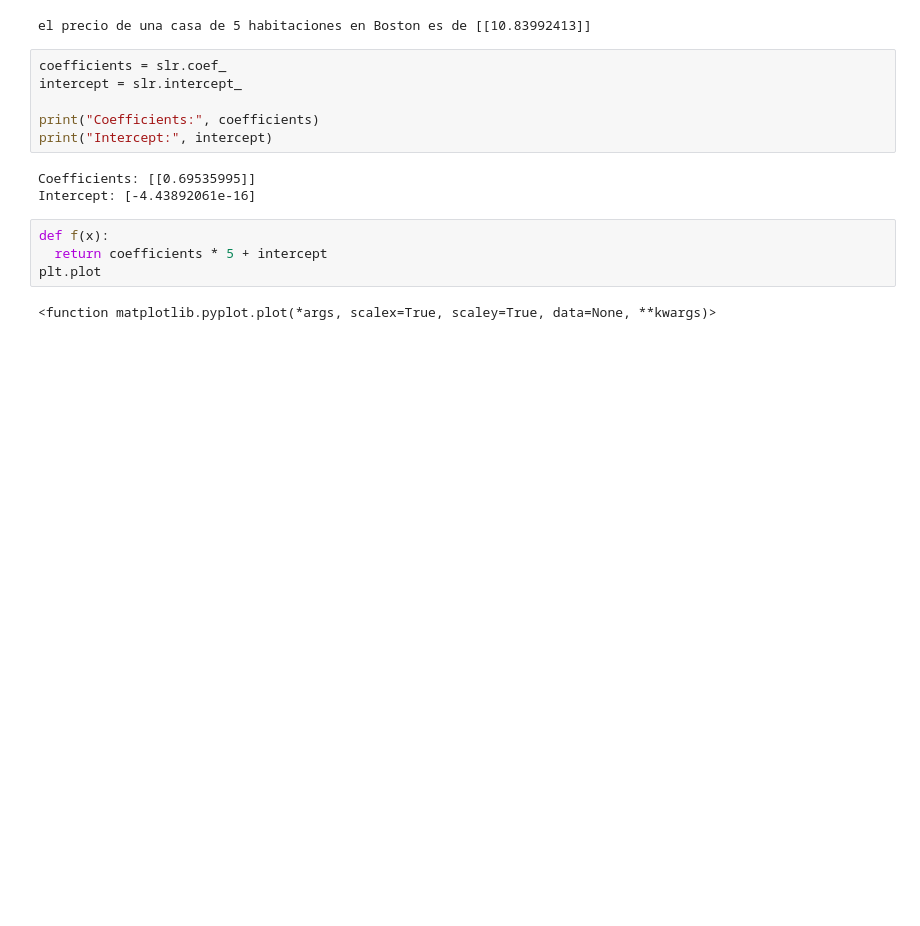
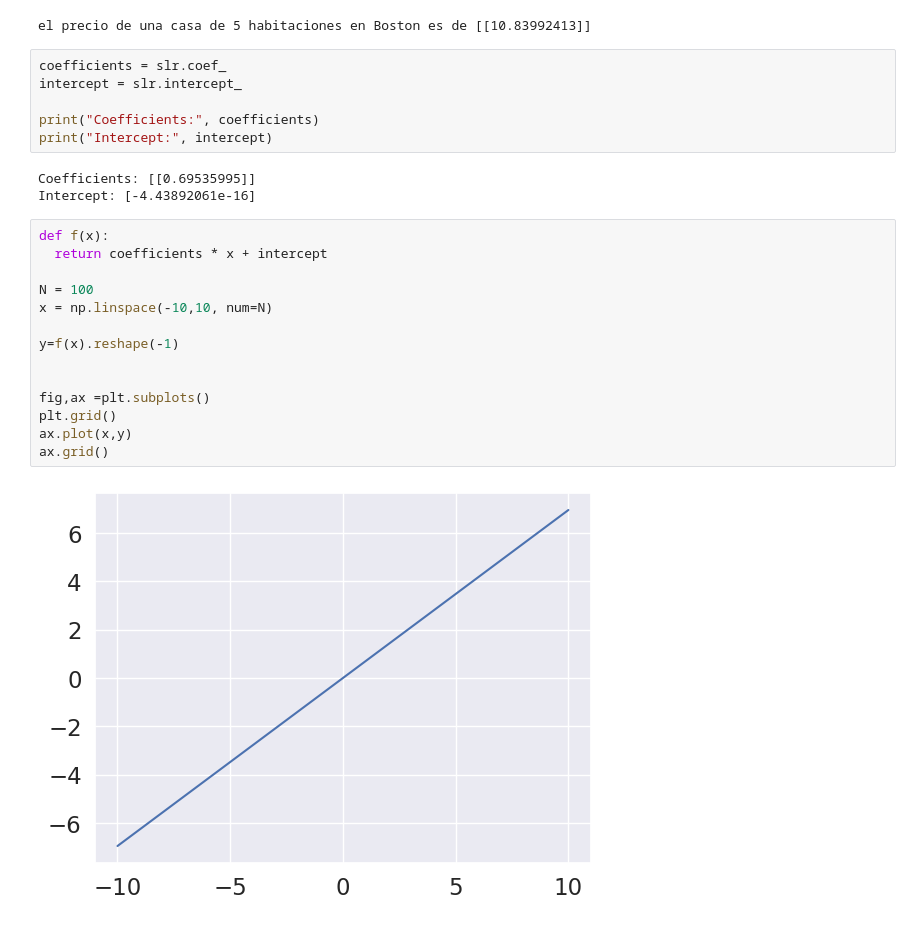
Before and after one commit to JPcarrasq/Linear-Regression---Business-Decisions, a Jupyter notebook: Housing_linear_Regression.ipynb, the cells around one changed output. Cells and saved outputs as stored; diff of their text form; blank space fills up the shorter version.

```diff
--- a/Housing_linear_Regression.ipynb
+++ b/Housing_linear_Regression.ipynb
@@ -86,9 +104,19 @@ print("Intercept:", intercept)
 # %% [output]
 Coefficients: [[0.69535995]]
 Intercept: [-4.43892061e-16]
-# %%
-def f(x):
-  return coefficients * 5 + intercept
-plt.plot
-# %% [output]
-<function matplotlib.pyplot.plot(*args, scalex=True, scaley=True, data=None, **kwargs)>
+# %%
+def f(x):
+  return coefficients * x + intercept
+
+N = 100
+x = np.linspace(-10,10, num=N)
+
+y=f(x).reshape(-1)
+
+
+fig,ax =plt.subplots()
+plt.grid()
+ax.plot(x,y)
+ax.grid()
+# %% [output]
+[figure, added]
```
Also changed, not shown: parts of 20 cells of this notebook.
